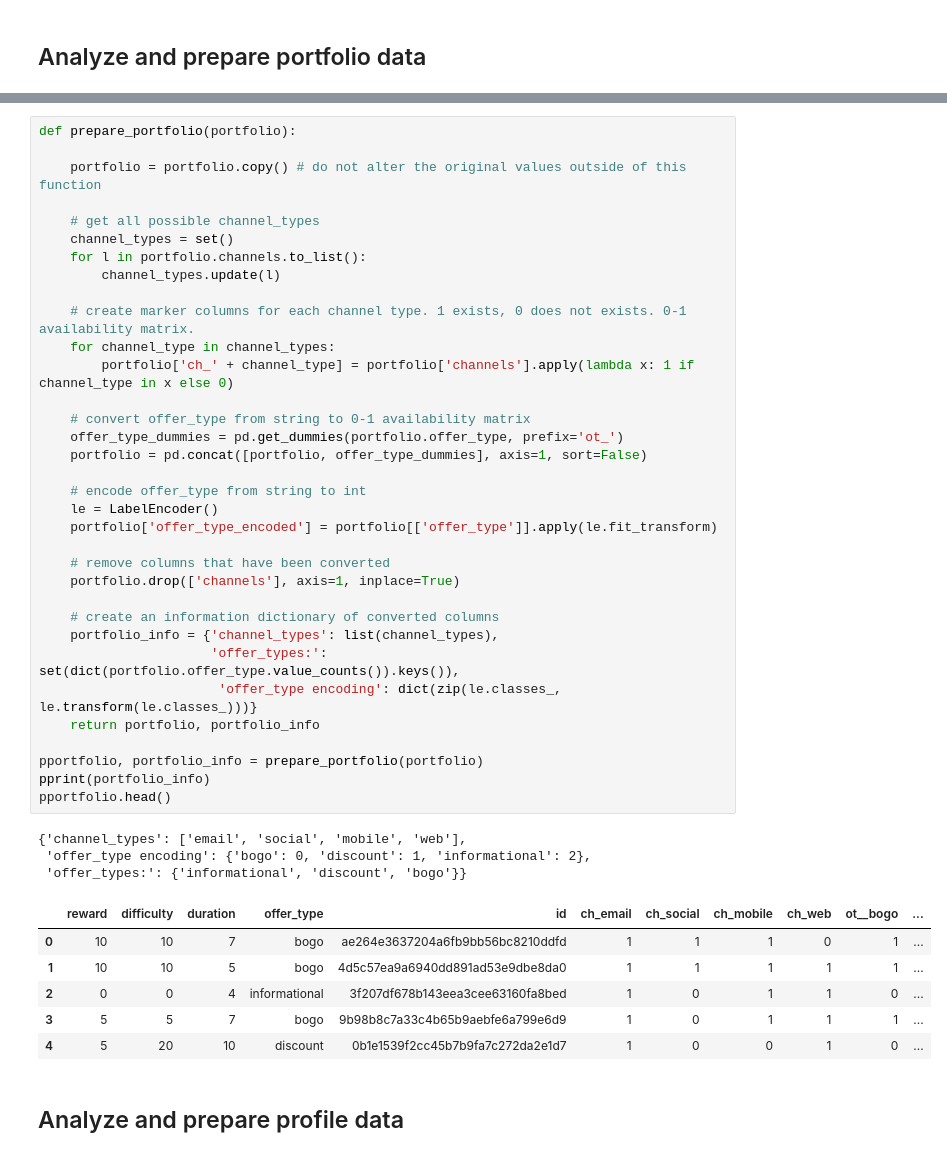
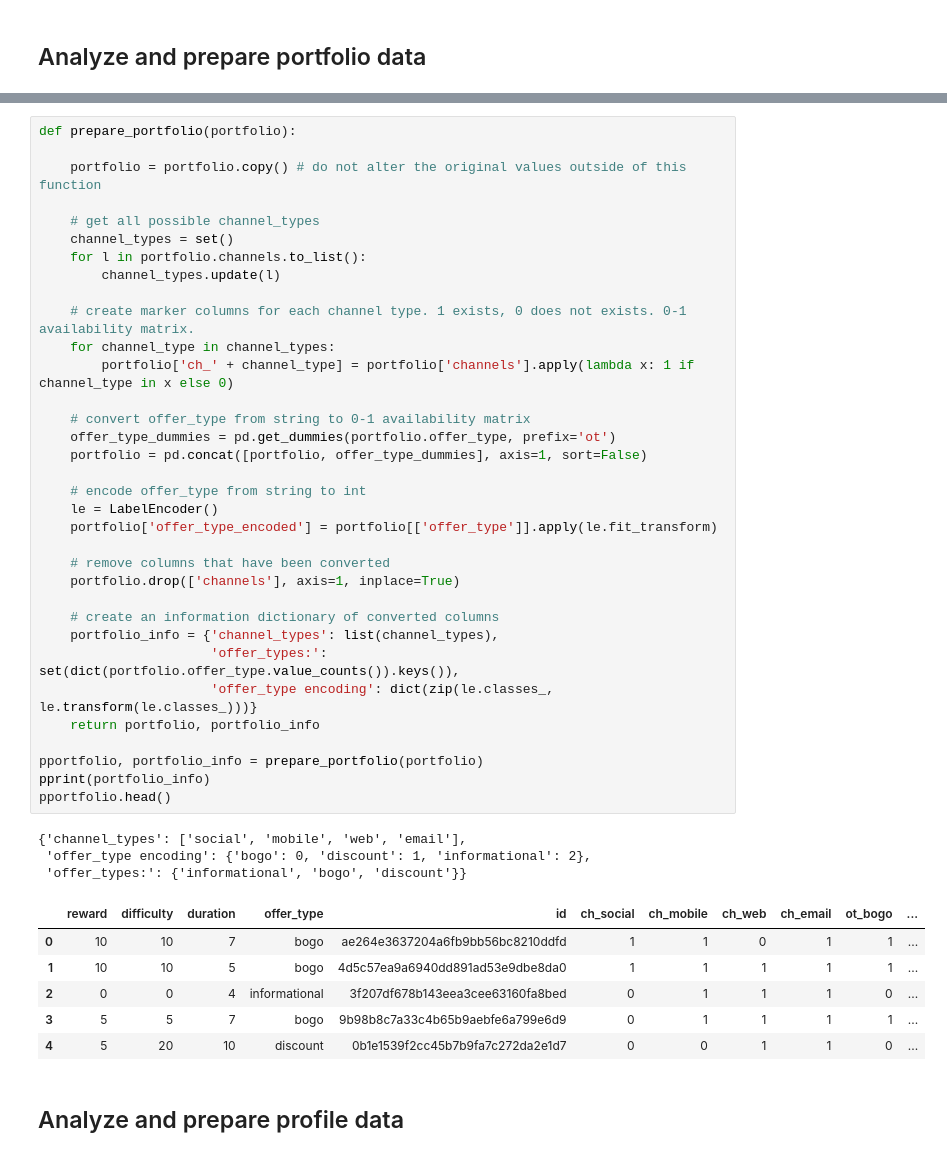
Before and after one commit to Sopka/udacity-starbucks-capstone, a Jupyter notebook: Starbucks_Capstone_notebook.ipynb, the cells around one changed output, grey strips where cells are left out. Cells and saved outputs as stored; diff of their text form.

```diff
--- a/Starbucks_Capstone_notebook.ipynb
+++ b/Starbucks_Capstone_notebook.ipynb
@@ -186,42 +184,42 @@ def prepare_portfolio(portfolio):
 
     # get all possible channel_types
     channel_types = set()
     for l in portfolio.channels.to_list():
         channel_types.update(l)
 
     # create marker columns for each channel type. 1 exists, 0 does not exists. 0-1 availability matrix.
     for channel_type in channel_types:
         portfolio['ch_' + channel_type] = portfolio['channels'].apply(lambda x: 1 if channel_type in x else 0)
 
     # convert offer_type from string to 0-1 availability matrix
-    offer_type_dummies = pd.get_dummies(portfolio.offer_type, prefix='ot_')
+    offer_type_dummies = pd.get_dummies(portfolio.offer_type, prefix='ot')
     portfolio = pd.concat([portfolio, offer_type_dummies], axis=1, sort=False)
 
     # encode offer_type from string to int
     le = LabelEncoder()
     portfolio['offer_type_encoded'] = portfolio[['offer_type']].apply(le.fit_transform)
 
     # remove columns that have been converted
     portfolio.drop(['channels'], axis=1, inplace=True)
 
     # create an information dictionary of converted columns
     portfolio_info = {'channel_types': list(channel_types),
                       'offer_types:': set(dict(portfolio.offer_type.value_counts()).keys()),
-                       'offer_type encoding': dict(zip(le.classes_, le.transform(le.classes_)))}
+                      'offer_type encoding': dict(zip(le.classes_, le.transform(le.classes_)))}
     return portfolio, portfolio_info
 
 pportfolio, portfolio_info = prepare_portfolio(portfolio)
 pprint(portfolio_info)
 pportfolio.head()
 # %% [output]
-{'channel_types': ['email', 'social', 'mobile', 'web'],
+{'channel_types': ['social', 'mobile', 'web', 'email'],
  'offer_type encoding': {'bogo': 0, 'discount': 1, 'informational': 2},
- 'offer_types:': {'informational', 'discount', 'bogo'}}
+ 'offer_types:': {'informational', 'bogo', 'discount'}}
-|  | reward | difficulty | duration | offer_type | id | ch_email | ch_social | ch_mobile | ch_web | ot__bogo | ... |
-| 0 | 10 | 10 | 7 | bogo | ae264e3637204a6fb9bb56bc8210ddfd | 1 | 1 | 1 | 0 | 1 | ... |
+|  | reward | difficulty | duration | offer_type | id | ch_social | ch_mobile | ch_web | ch_email | ot_bogo | ... |
+| 0 | 10 | 10 | 7 | bogo | ae264e3637204a6fb9bb56bc8210ddfd | 1 | 1 | 0 | 1 | 1 | ... |
 | 1 | 10 | 10 | 5 | bogo | 4d5c57ea9a6940dd891ad53e9dbe8da0 | 1 | 1 | 1 | 1 | 1 | ... |
-| 2 | 0 | 0 | 4 | informational | 3f207df678b143eea3cee63160fa8bed | 1 | 0 | 1 | 1 | 0 | ... |
-| 3 | 5 | 5 | 7 | bogo | 9b98b8c7a33c4b65b9aebfe6a799e6d9 | 1 | 0 | 1 | 1 | 1 | ... |
-| 4 | 5 | 20 | 10 | discount | 0b1e1539f2cc45b7b9fa7c272da2e1d7 | 1 | 0 | 0 | 1 | 0 | ... |
+| 2 | 0 | 0 | 4 | informational | 3f207df678b143eea3cee63160fa8bed | 0 | 1 | 1 | 1 | 0 | ... |
+| 3 | 5 | 5 | 7 | bogo | 9b98b8c7a33c4b65b9aebfe6a799e6d9 | 0 | 1 | 1 | 1 | 1 | ... |
+| 4 | 5 | 20 | 10 | discount | 0b1e1539f2cc45b7b9fa7c272da2e1d7 | 0 | 0 | 1 | 1 | 0 | ... |
 # %% [markdown]
 ## Analyze and prepare profile data
```
Also changed, not shown: parts of 24 cells of this notebook.
